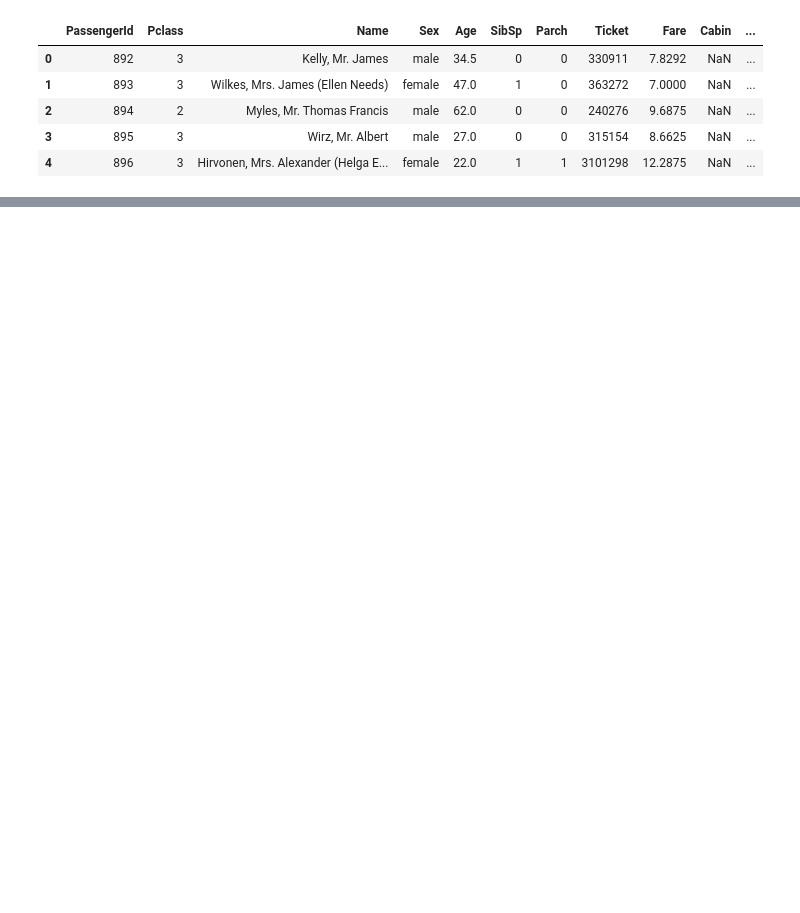
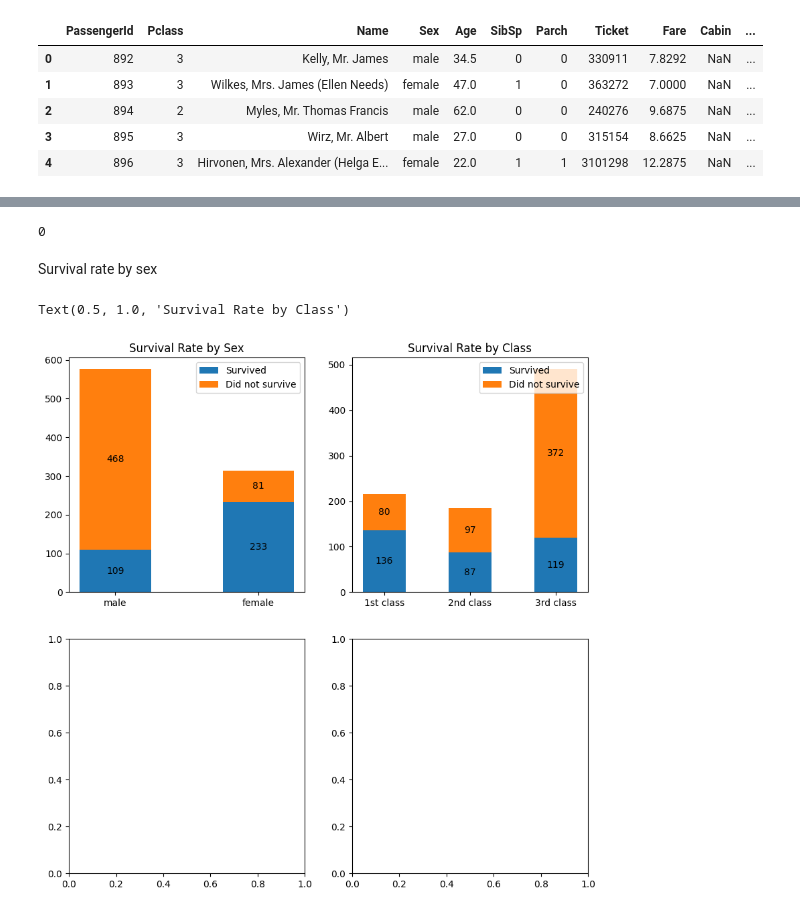
Before and after one commit to smin0303/kaggle-titanic, a Jupyter notebook: titanic.ipynb, the cells around one changed output, grey strips where cells are left out. Saved outputs shown, nothing was run; the diff lists cells and outputs as text; code cells hidden in the pictures; blank space fills up the shorter version.

```diff
--- a/titanic.ipynb
+++ b/titanic.ipynb
@@ -25,0 +70,4 @@ test_data.head()
+# %%
+train_data.duplicated().sum()
+# %% [output]
+0
@@ -25,0 +77,47 @@ test_data.head()
+# %% [markdown]
+Survival rate by sex
+# %%
+fig, axes = plt.subplots(nrows=2, ncols=2, figsize=(10, 10))
+
+# Survival by Sex
+sex = train_data[['Sex', 'Survived']]
+male_count = len(sex[(sex['Sex']=='male')])
+male_survived = len(sex[(sex['Sex']=='male') & (sex['Survived']==1)])
+female_count = len(sex[(sex['Sex']=='female')])
+female_survived = len(sex[(sex['Sex']=='female') & (sex['Survived']==1)])
+sex_labesls = ('male', 'female')
+sex_counts = {
+    "Survived": np.array([male_survived, female_survived]),
+    "Did not survive": np.array([male_count - male_survived, female_count - female_survived]),
+}
+bottom0 = np.zeros(2)
+for boolean, sex_count in sex_counts.items():
+    p = axes[0, 0].bar(sex_labesls, sex_count, 0.5, label=boolean, bottom=bottom0)
+    bottom0 += sex_count
+    axes[0, 0].bar_label(p, label_type='center')
+axes[0, 0].legend(loc="upper right")
+axes[0, 0].set_title("Survival Rate by Sex")
+
+# Survival by Pclass
+pclass = train_data[['Pclass', 'Survived']]
+class1_count = len(pclass[(pclass['Pclass']==1)])
+class1_survived = len(pclass[(pclass['Pclass']==1) & (pclass['Survived']==1)])
+class2_count = len(pclass[(pclass['Pclass']==2)])
+class2_survived = len(pclass[(pclass['Pclass']==2) & (pclass['Survived']==1)])
+class3_count = len(pclass[(pclass['Pclass']==3)])
+class3_survived = len(pclass[(pclass['Pclass']==3) & (pclass['Survived']==1)])
+class_labesls = ('1st class', '2nd class', '3rd class')
+class_counts = {
+    "Survived": np.array([class1_survived, class2_survived, class3_survived]),
+    "Did not survive": np.array([class1_count - class1_survived, class2_count - class2_survived, class3_count - class3_survived])
+}
+bottom1 = np.zeros(3)
+for boolean, class_count in class_counts.items():
+    p = axes[0, 1].bar(class_labesls, class_count, 0.5, label=boolean, bottom=bottom1)
+    bottom1 += class_count
+    axes[0, 1].bar_label(p, label_type='center')
+axes[0, 1].legend(loc="upper right")
+axes[0, 1].set_title("Survival Rate by Class")
+# %% [output]
+Text(0.5, 1.0, 'Survival Rate by Class')
+[figure, added]
```
Also changed, not shown: parts of 8 cells of this notebook.
